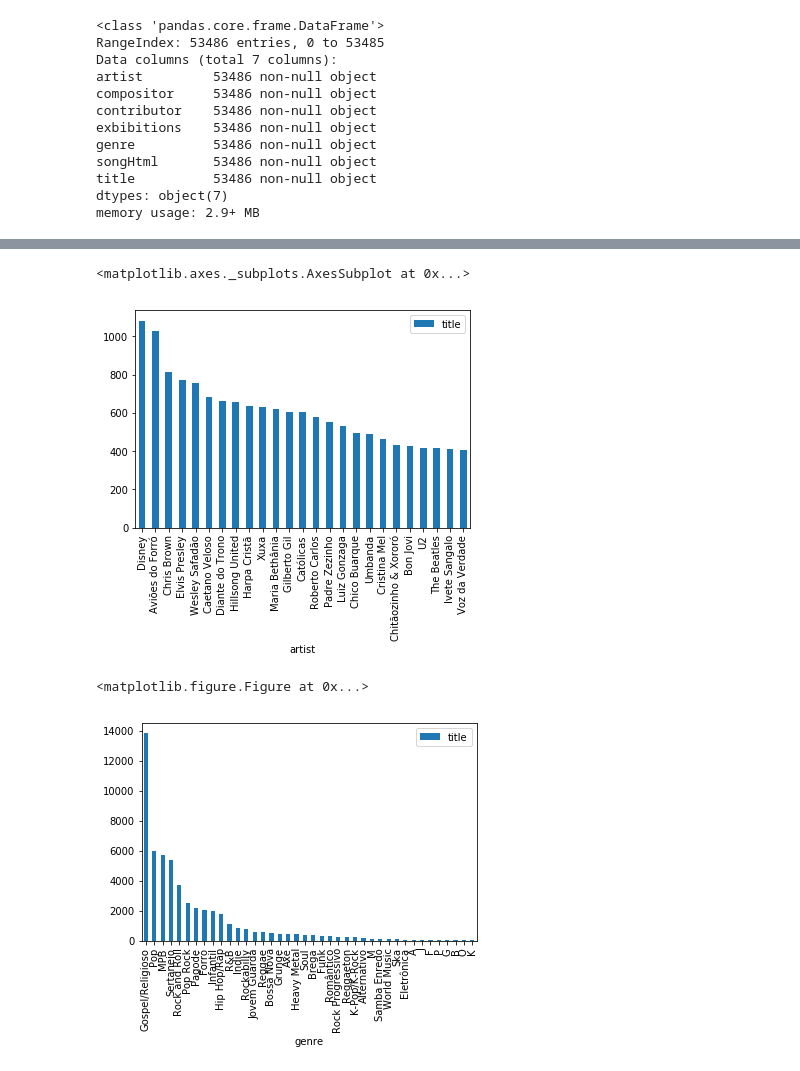
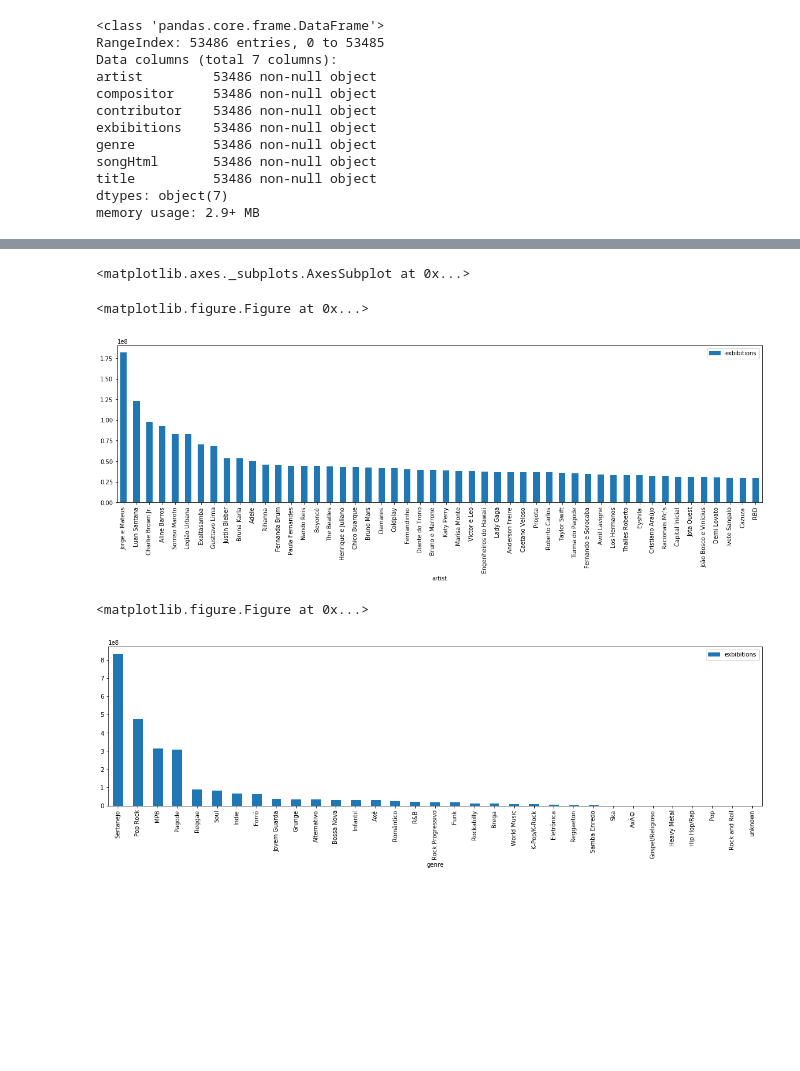
Before and after one commit to jeleandro/dataScienceNotebook, a Jupyter notebook: Lyrics analysis.ipynb, the cells around one changed output, grey strips where cells are left out. Drawn from its saved outputs; the diff is of its cells as text; code cells hidden in the pictures; blank space fills up the shorter version.

```diff
--- a/Lyrics analysis.ipynb
+++ b/Lyrics analysis.ipynb
@@ -17,5 +20,5 @@ home = expanduser("~")
 # %%
 lyrics = None;
 
-with codecs.open(home+r'/letras/songs2.json', mode='r') as outfile:
+with codecs.open(home+r'/songs.json', mode='r') as outfile:
     lyrics = json.load(outfile);
@@ -48,25 +64,27 @@ df.head()
 # %%
-df[['artist','title']] \
+plt.figure(figsize=(20,10))
+df[['artist','exbibitions']] \
     .groupby(by=['artist'])\
-    .count()\
+    .sum()\
     .reset_index()\
-    .sort_values(by='title',ascending=False)\
-    .head(25)\
-    .plot.bar(x='artist',y='title')
+    .sort_values(by='exbibitions',ascending=False)\
+    .head(50)\
+    .plot.bar(x='artist',y='exbibitions', figsize=(20,5))
 # %% [output]
 <matplotlib.axes._subplots.AxesSubplot at 0x...>
+<matplotlib.figure.Figure at 0x...>
-[figure, old version]
+[figure, new version]
 # %%
 plt.figure(figsize=(10,2))
-df[['genre','title']] \
+df[['genre','exbibitions']] \
     .groupby(by=['genre'])\
-    .count()\
+    .sum()\
     .reset_index()\
-    .sort_values(by='title',ascending=False)\
+    .sort_values(by='exbibitions',ascending=False)\
     .head(40)\
-    .plot.bar(x='genre',y='title');
+    .plot.bar(x='genre',y='exbibitions', figsize=(20,5));
 plt.plot();
 # %% [output]
 <matplotlib.figure.Figure at 0x...>
-[figure, old version]
+[figure, new version]
 # %%
```
Also changed, not shown: parts of 5 cells of this notebook, 3 other files.
